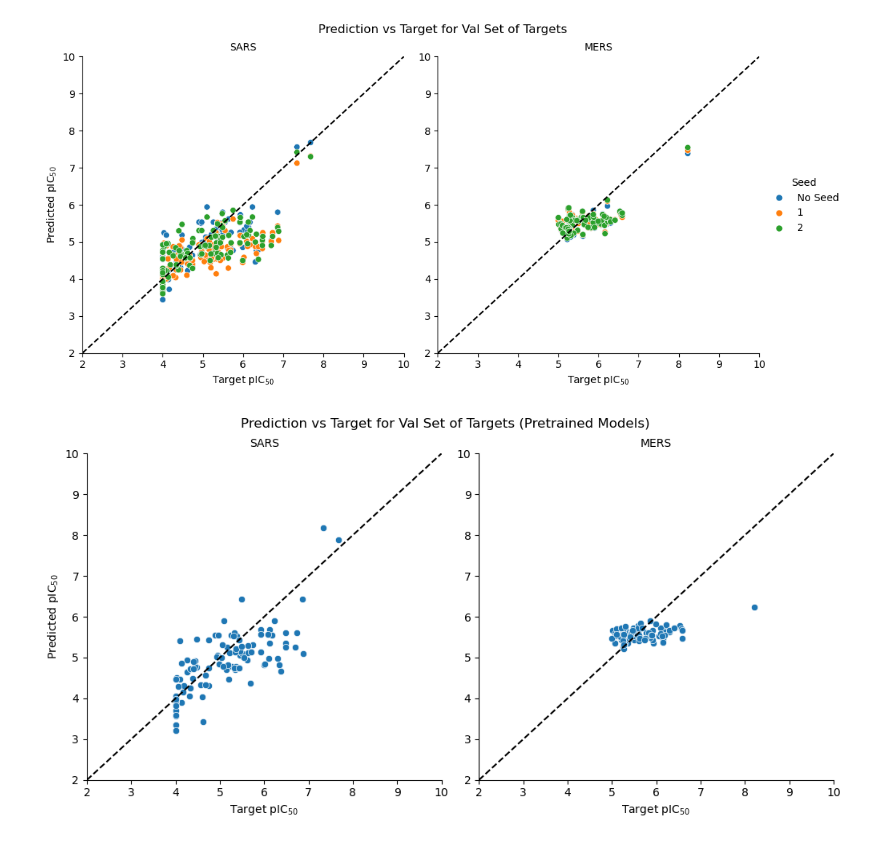
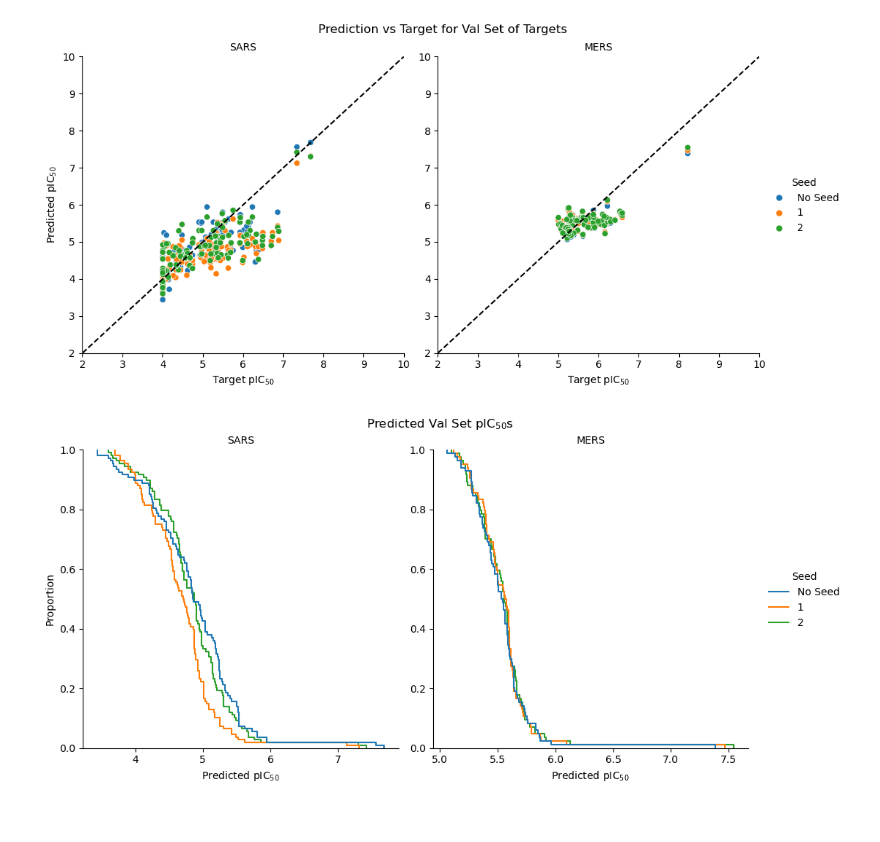
Before and after one commit to kaminow/asap-polaris-challenge-potency-2025, a Jupyter notebook: notebooks/training_curves_plots.ipynb, the cells around one changed output. Drawn from its saved outputs; the diff is of its cells as text; code cells hidden in the pictures.

```diff
--- a/notebooks/training_curves_plots.ipynb
+++ b/notebooks/training_curves_plots.ipynb
@@ -423,28 +423,27 @@ fg.figure.suptitle("Prediction vs Target for Val Set of Targets", y=1.02)
 fg.savefig("../figures/val_preds_best_mae.png", dpi=200, bbox_inches="tight")
 # %% [output]
 [figure]
-# %%
-fg = sns.relplot(
-    mae_best_epoch_compound_df.loc[mae_val_idx & mae_best_epoch_from_pretrained_idx, :],
-    x="target",
-    y="pred",
-    col="Train Target",
-    col_order=["SARS", "MERS"],
-    # hue="Seed",
-    # hue_order=["No Seed", "1", "2"],
-    facet_kws={"sharex": False, "sharey": False},
-    kind="scatter",
-)
-
-fg.set(ylim=(2, 10), xlim=(2, 10))
-for ax in fg.axes.ravel():
-    ax.plot([2, 10], [2, 10], ls="--", c="black")
-fg.set_titles("{col_name}")
-fg.set_axis_labels(x_var="Target pIC$_{50}$", y_var="Predicted pIC$_{50}$")
-fg.figure.suptitle(
-    "Prediction vs Target for Val Set of Targets (Pretrained Models)", y=1.02
-)
-
-fg.savefig("../figures/val_preds_best_mae_pretrained.png", dpi=200, bbox_inches="tight")
-# %% [output]
-[figure, removed]
+# %%
+fg = sns.displot(
+    mae_best_epoch_compound_df.loc[mae_val_idx & mae_best_epoch_from_scratch_idx, :],
+    x="pred",
+    col="Train Target",
+    col_order=["SARS", "MERS"],
+    hue="Seed",
+    hue_order=["No Seed", "1", "2"],
+    facet_kws={"sharex": False, "sharey": False},
+    # kind="hist",
+    # fill=False,
+    # multiple="dodge",
+    # alpha=0.5,
+    kind="ecdf",
+    complementary=True,
+)
+
+fg.set_titles("{col_name}")
+fg.set_axis_labels(x_var="Predicted pIC$_{50}$")
+fg.figure.suptitle("Predicted Val Set pIC$_{50}$s", y=1.02)
+
+fg.savefig("../figures/val_preds_dist_best_mae.png", dpi=200, bbox_inches="tight")
+# %% [output]
+[figure, added]
```
Also changed, not shown: parts of 1 cell of this notebook, 5 other files.
